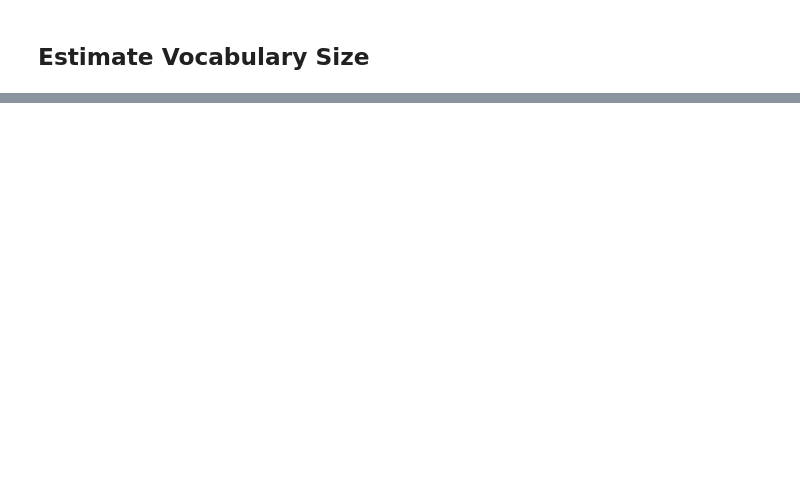
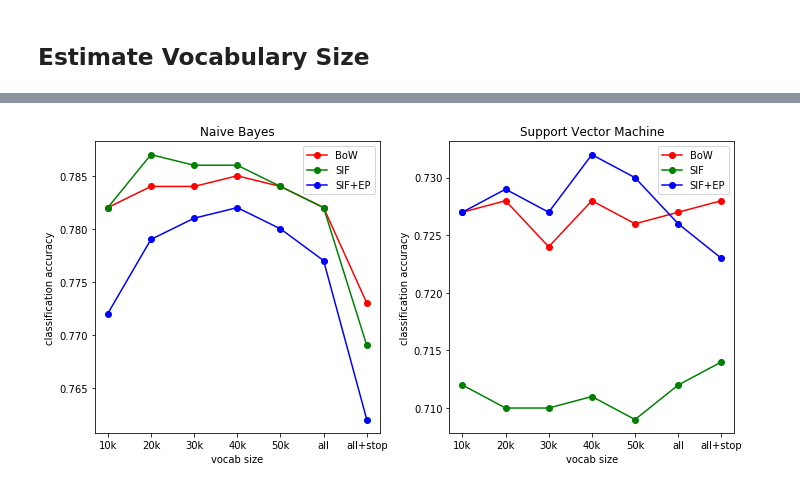
Before and after one commit to dpalominop/AdvacedSentimentAnalysis, a Jupyter notebook: paper2/sif-embeddings-spanish-sepln.ipynb, the cells around one changed output, grey strips where cells are left out. Cells and saved outputs as stored; diff of their text form; code cells hidden in the pictures; blank space fills up the shorter version.

Commit message:
New data structure.

```diff
--- a/paper2/sif-embeddings-spanish-sepln.ipynb
+++ b/paper2/sif-embeddings-spanish-sepln.ipynb
@@ -86,7 +86,7 @@ def map_word_frequency(list_of_words):
 # %%
 word_counts = map_word_frequency(np.concatenate([train_tweets, test_tweets]))
 # %%
-def gensim_load_vec(path="SBW-vectors-300-min5.bin"):
+def gensim_load_vec(path="data/SBW-vectors-300-min5.bin"):
     #use gensim_emb.wv.index2word if used this way to load vectors
     #gensim_emb = gensim.models.word2vec.Word2Vec.load(path)
     gensim_emb =  gensim.models.KeyedVectors.load_word2vec_format(path, binary=True)
@@ -382,0 +385,51 @@ weighted avg       0.82      0.81      0.81       300
+# %%
+xlabels = ["10k", "20k", "30k", "40k", "50k", "all", "all+stop"]
+# xs = [10000, 20000, 30000, 40000, 50000, 64170, 64450]
+# we have changed the actual numbers to evenly space the points
+xs = [10000, 20000, 30000, 40000, 50000, 60000, 70000]
+
+ylabels = ["BoW/NB", "BoW/SVM", "SIF/NB", "SIF/SVM",
+           "SIF+EP/NB", "SIF+EP/SVM"]
+ys = np.array(
+        [[0.782, 0.784, 0.784, 0.785, 0.784, 0.782, 0.773],
+         [0.727, 0.728, 0.724, 0.728, 0.726, 0.727, 0.728],
+         [0.782, 0.787, 0.786, 0.786, 0.784, 0.782, 0.769],
+         [0.712, 0.710, 0.710, 0.711, 0.709, 0.712, 0.714],
+         [0.772, 0.779, 0.781, 0.782, 0.780, 0.777, 0.762],
+         [0.727, 0.729, 0.727, 0.732, 0.730, 0.726, 0.723]])
+ids_nb = [i for i, y in enumerate(ylabels) if y.endswith("/NB")]
+labels_nb = [y.split("/")[0] for y in ylabels if y.endswith("/NB")]
+ids_svm = [i for i, y in enumerate(ylabels) if y.endswith("/SVM")]
+labels_svm = [y.split("/")[0] for y in ylabels if y.endswith("/SVM")]
+colors = ["r", "g", "b"]
+
+plt.figure(figsize=(10, 5))
+
+plt.subplot(121)
+curr_row = 0
+for row in ids_nb:
+    plt.plot(xs, ys[row, :], marker="o",
+             color=colors[curr_row], label=labels_nb[curr_row])
+    curr_row += 1
+plt.xticks(xs, xlabels)
+plt.title("Naive Bayes")
+plt.ylabel("classification accuracy")
+plt.xlabel("vocab size")
+plt.legend(loc="best")
+
+plt.subplot(122)
+curr_row = 0
+for row in ids_svm:
+    plt.plot(xs, ys[row, :], marker="o",
+             color=colors[curr_row], label=labels_svm[curr_row])
+    curr_row += 1
+plt.xticks(xs, xlabels)
+plt.title("Support Vector Machine")
+plt.ylabel("classification accuracy")
+plt.xlabel("vocab size")
+plt.legend(loc="best")
+
+plt.tight_layout()
+plt.show()
+# %% [output]
+[figure, added]
```
Also changed, not shown: parts of 20 cells of this notebook, 13 other files.
